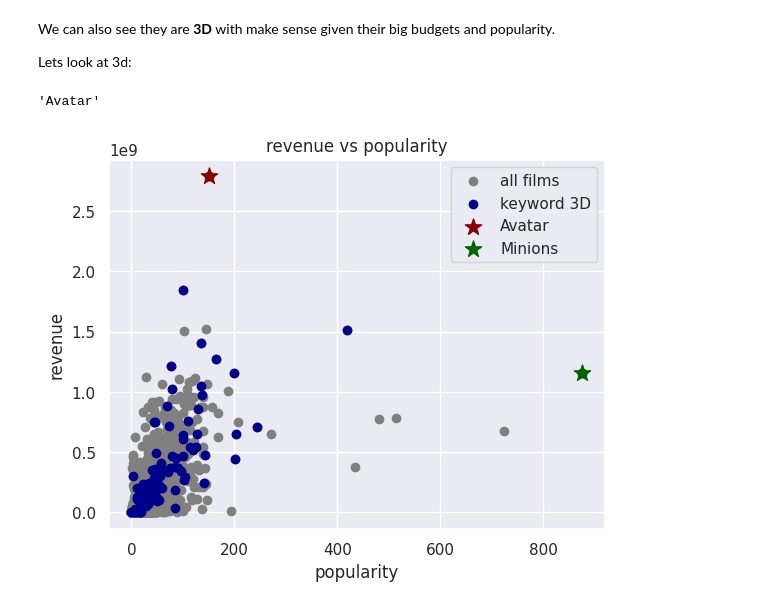
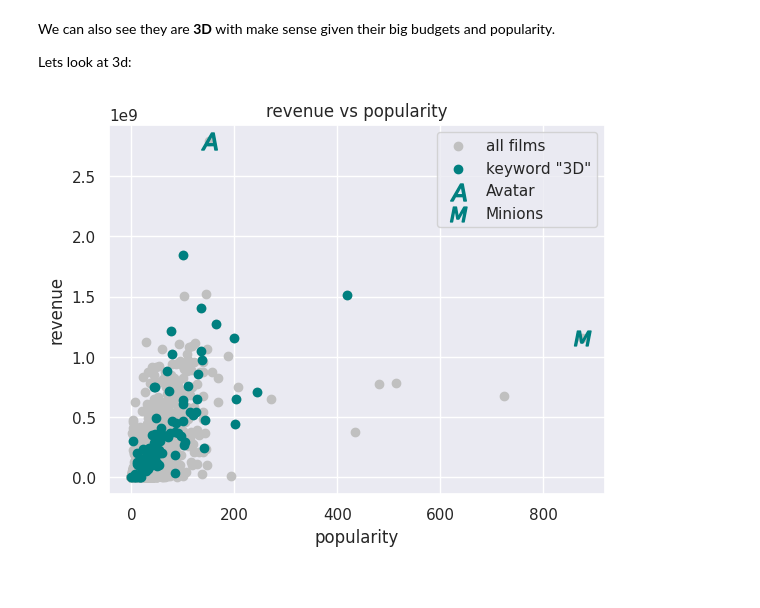
Before and after one commit to fatimaglezglez/TMDB_insights, a Jupyter notebook: TMDB_Fatima_Gonzalez.ipynb, the cells around one changed output. Drawn from its saved outputs; the diff is of its cells as text; code cells hidden in the pictures.

```diff
--- a/TMDB_Fatima_Gonzalez.ipynb
+++ b/TMDB_Fatima_Gonzalez.ipynb
@@ -12,4 +12,4 @@ from wordcloud import WordCloud
 # %% [markdown]
 ### Importing the data
 # %%
-df = pd.read_csv("TMDB_movies.csv")
+df = pd.read_csv("TMDB_movies2.csv")
@@ -278,2 +28,0 @@ We are going to convert the datatype so we can plot it more easily and compare b
-# %%
-df['release_date'] = pd.to_datetime(df['release_date'])
@@ -591,19 +326,19 @@ We can also see they are **3D** with make sense given their big budgets and popu
 Lets look at 3d:
 # %%
 filtered_df = df[df['keywords'].apply(lambda x: '3d' in x)]
-# %%
-filtered_df[df.revenue==df.revenue.max()].title[0]
-# %% [output]
-'Avatar'
+# %%
+filtered_df2 = filtered_df.copy()
+filtered_df2.drop(filtered_df2[filtered_df2.revenue==filtered_df2.revenue.max()].index, inplace=True)
+filtered_df2.drop(filtered_df2[filtered_df2.popularity==filtered_df2.popularity.max()].index, inplace=True)
 # %%
 plt.title('revenue vs popularity')
-plt.scatter(df.popularity, df.revenue, color='grey', label='all films')
-plt.scatter(filtered_df.popularity, filtered_df.revenue, color='darkblue', label='keyword 3D')
-plt.scatter(filtered_df[df.revenue==df.revenue.max()].popularity, filtered_df[df.revenue==df.revenue.max()].revenue, color='darkred', marker='*', s=150, label='Avatar')
-plt.scatter(filtered_df[df.popularity==df.popularity.max()].popularity, filtered_df[df.popularity==df.popularity.max()].revenue, color='darkgreen', marker='*', s=150, label='Minions')
+plt.scatter(df.popularity, df.revenue, color='silver', label='all films')
+plt.scatter(filtered_df2.popularity, filtered_df2.revenue, color='teal', label='keyword "3D"')
+plt.scatter(filtered_df[df.revenue==df.revenue.max()].popularity, filtered_df[df.revenue==df.revenue.max()].revenue, color='teal', marker='$A$', s=150, label='Avatar')
+plt.scatter(filtered_df[df.popularity==df.popularity.max()].popularity, filtered_df[df.popularity==df.popularity.max()].revenue, color='teal', marker='$M$', s=150, label='Minions')
 plt.xlabel('popularity')
 plt.ylabel('revenue')
 plt.legend()
 plt.show()
 # %% [output]
-[figure, old version]
+[figure, new version]
```
Also changed, not shown: parts of 48 cells of this notebook.
